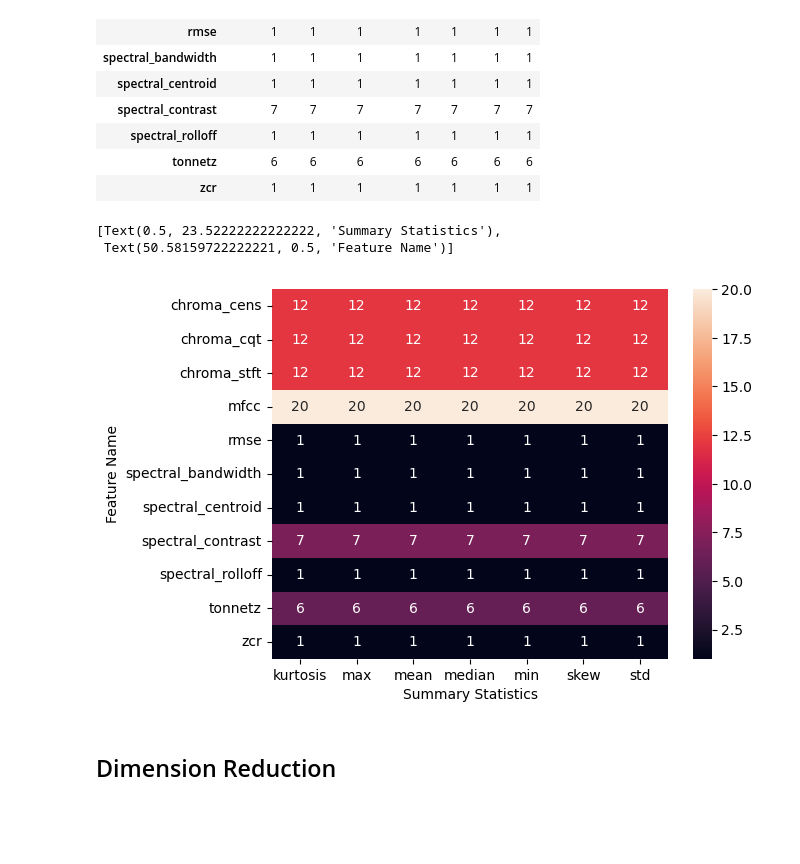
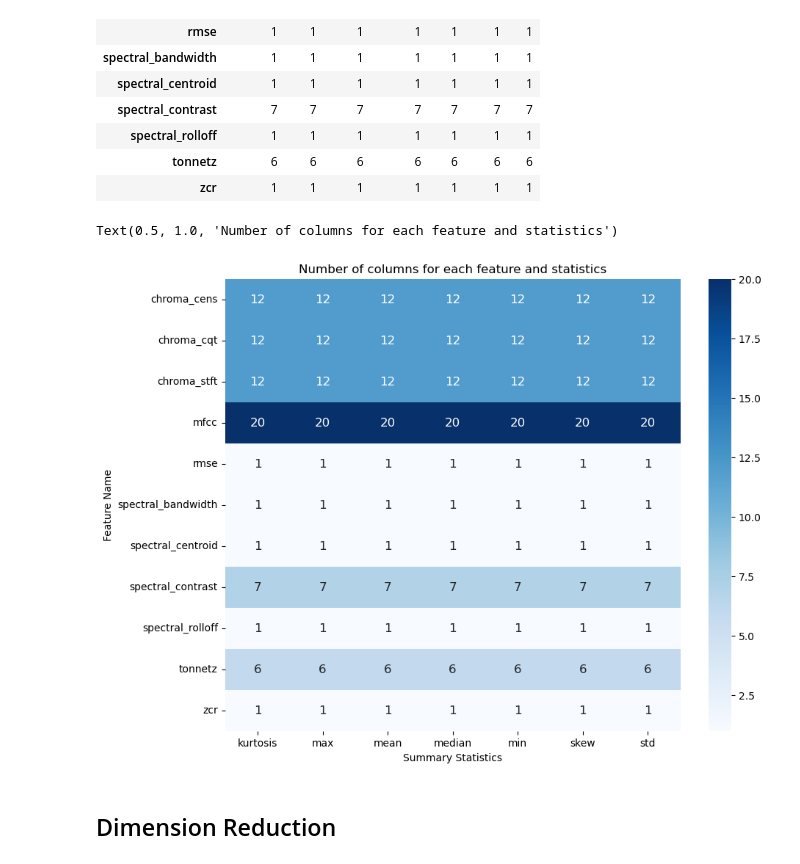
Before and after one commit to haochu-liu/SML_practical, a Jupyter notebook: data_processing.ipynb, the cells around one changed output. Drawn from its saved outputs; the diff is of its cells as text; code cells hidden in the pictures; blank space fills up the shorter version.

```diff
--- a/data_processing.ipynb
+++ b/data_processing.ipynb
@@ -89,12 +89,14 @@ column_count
 | tonnetz | 6 | 6 | 6 | 6 | 6 | 6 | 6 |
 | zcr | 1 | 1 | 1 | 1 | 1 | 1 | 1 |
 # %%
-heatmap = sns.heatmap(column_count, annot=True, annot_kws={"size": 10})
-heatmap.set(xlabel='Summary Statistics', ylabel='Feature Name')
+ax = plt.axes()
+ax.figure.set_size_inches(10, 8)
+sns.heatmap(column_count, annot=True, annot_kws={"size": 12}, cmap="Blues", ax=ax)
+ax.set(xlabel='Summary Statistics', ylabel='Feature Name')
+ax.set_title('Number of columns for each feature and statistics')
 # %% [output]
-[Text(0.5, 23.52222222222222, 'Summary Statistics'),
- Text(50.58159722222221, 0.5, 'Feature Name')]
+Text(0.5, 1.0, 'Number of columns for each feature and statistics')
-[figure, old version]
+[figure, new version]
 # %% [markdown]
 ## Dimension Reduction
 # %% [markdown]
```
